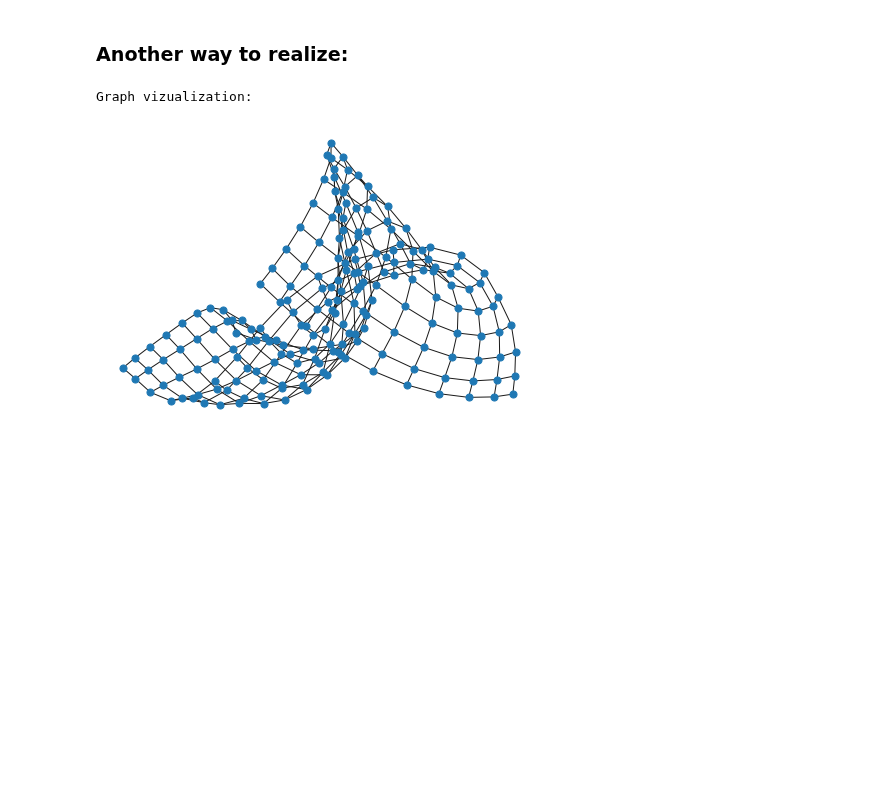
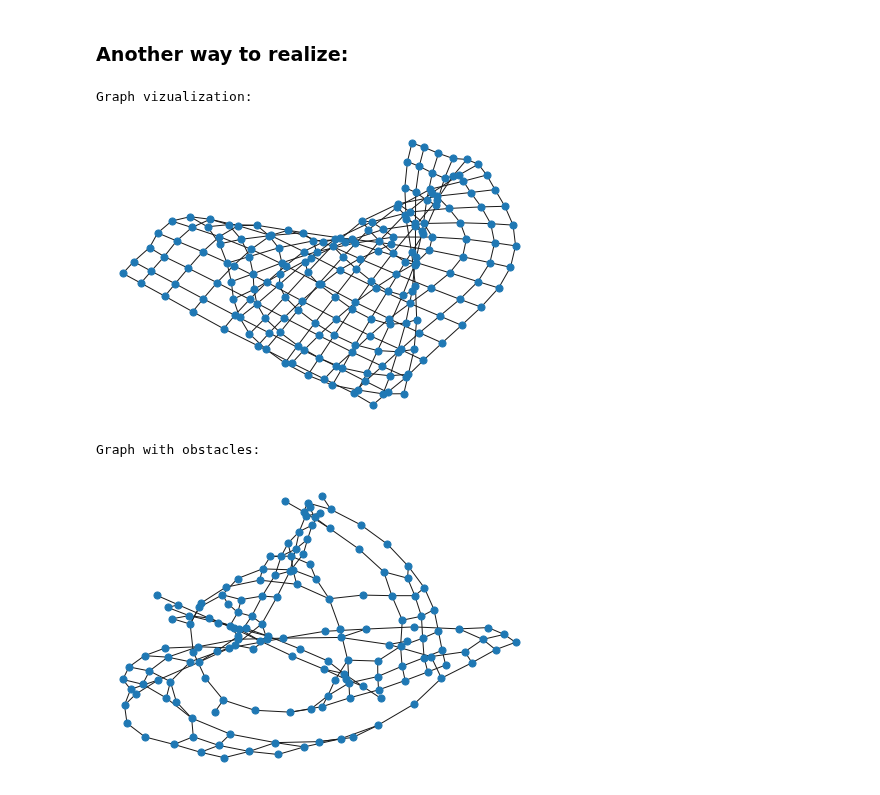
Before and after one commit to belpablo/Algorithms-21, a Jupyter notebook: Lab_6/Lab_6.ipynb, the cells around one changed output. Drawn from its saved outputs; the diff is of its cells as text; code cells hidden in the pictures; blank space fills up the shorter version.

```diff
--- a/Lab_6/Lab_6.ipynb
+++ b/Lab_6/Lab_6.ipynb
@@ -175,32 +175,49 @@ import matplotlib.pyplot as plt
 from time import perf_counter as time
 
 # Data generation---------
 random.seed(10)
 
 n_rows, n_colls, n_obstacles = 10, 20, 40
-#n_rows, n_colls, n_obstacles = 4, 4, 0
 n_nodes = n_rows * n_colls
 
 ### The node number is related to its indexes in the original grid
 ### as follows: (i, j) -> n(i, j) = i * n_colls + j
 ### and in the opposite direction: n -> i(n) = n // n_colls, j(n) = n % n_colls
 ### Thus, in the n(i, j)-th row, ones will stand only in places of type n(i +- 1, j +- 1)
 
 adj_matrix = np.zeros([n_nodes, n_nodes])
 for num in range(n_nodes):
 
     i, j =  num // n_colls, num % n_colls
 
     for tmp in [1, -1]:
         if 0 < j + tmp < n_colls:
             adj_matrix[num, i * n_colls + j + tmp] = adj_matrix[i * n_colls + j + tmp, num] = 1
         if 0 < i + tmp < n_rows:
             adj_matrix[num, (i + tmp) * n_colls + j] = adj_matrix[(i + tmp) * n_colls + j, num] = 1
 
 
 print('\nGraph vizualization:')
 graph = nx.Graph(adj_matrix)
 nx.draw(graph, node_size = 50)
+plt.show()
+
+counter = 0
+while counter < n_obstacles:
+
+    num = random.randint(0, n_nodes - 1)
+
+    try:
+        graph.remove_node(num)
+        counter += 1
+    except:
+        pass
+
+print('\nGraph with obstacles:')
+nx.draw(graph, node_size = 50)
+plt.show()
 # %% [output]
 Graph vizualization:
-[figure, old version]
+[figure, new version]
+Graph with obstacles:
+[figure, added]
```
